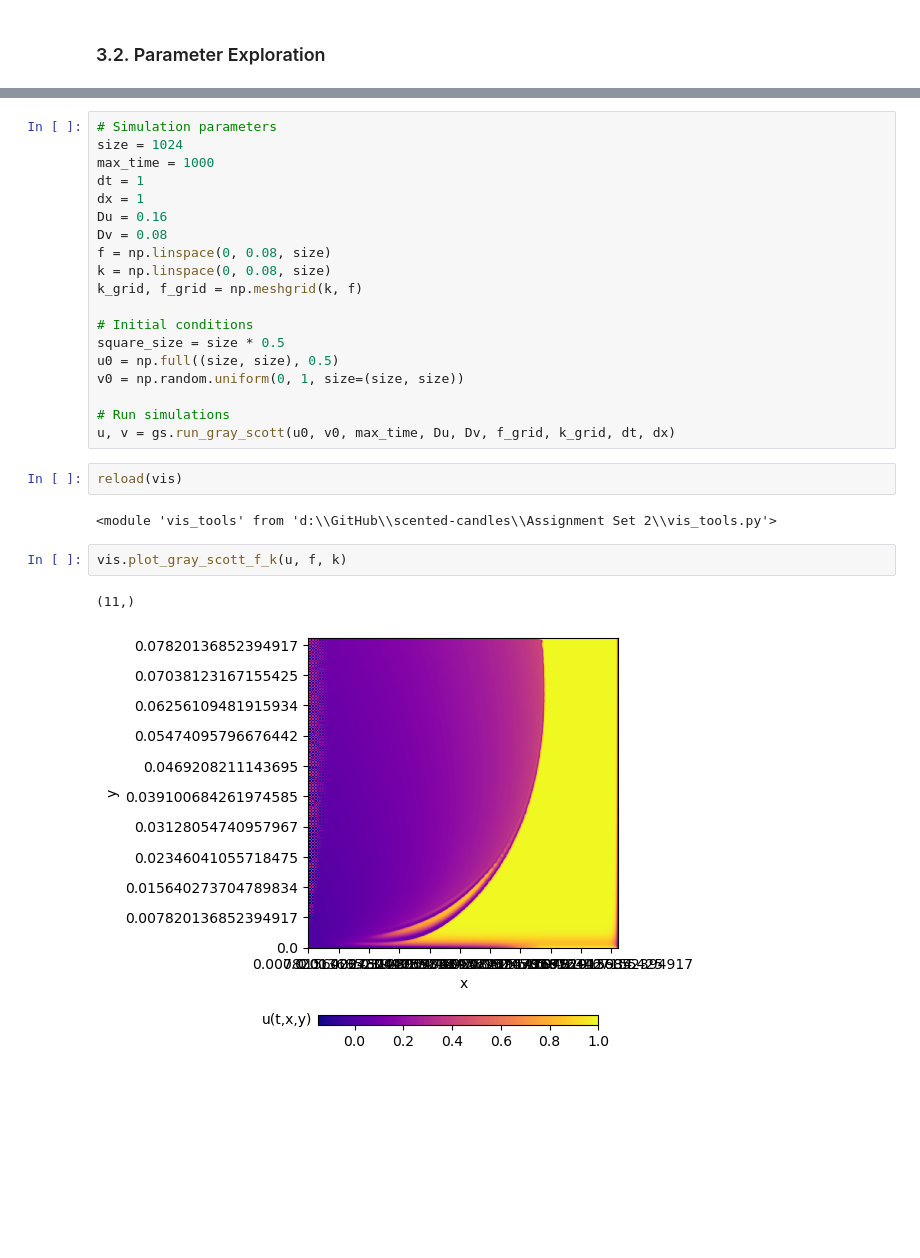
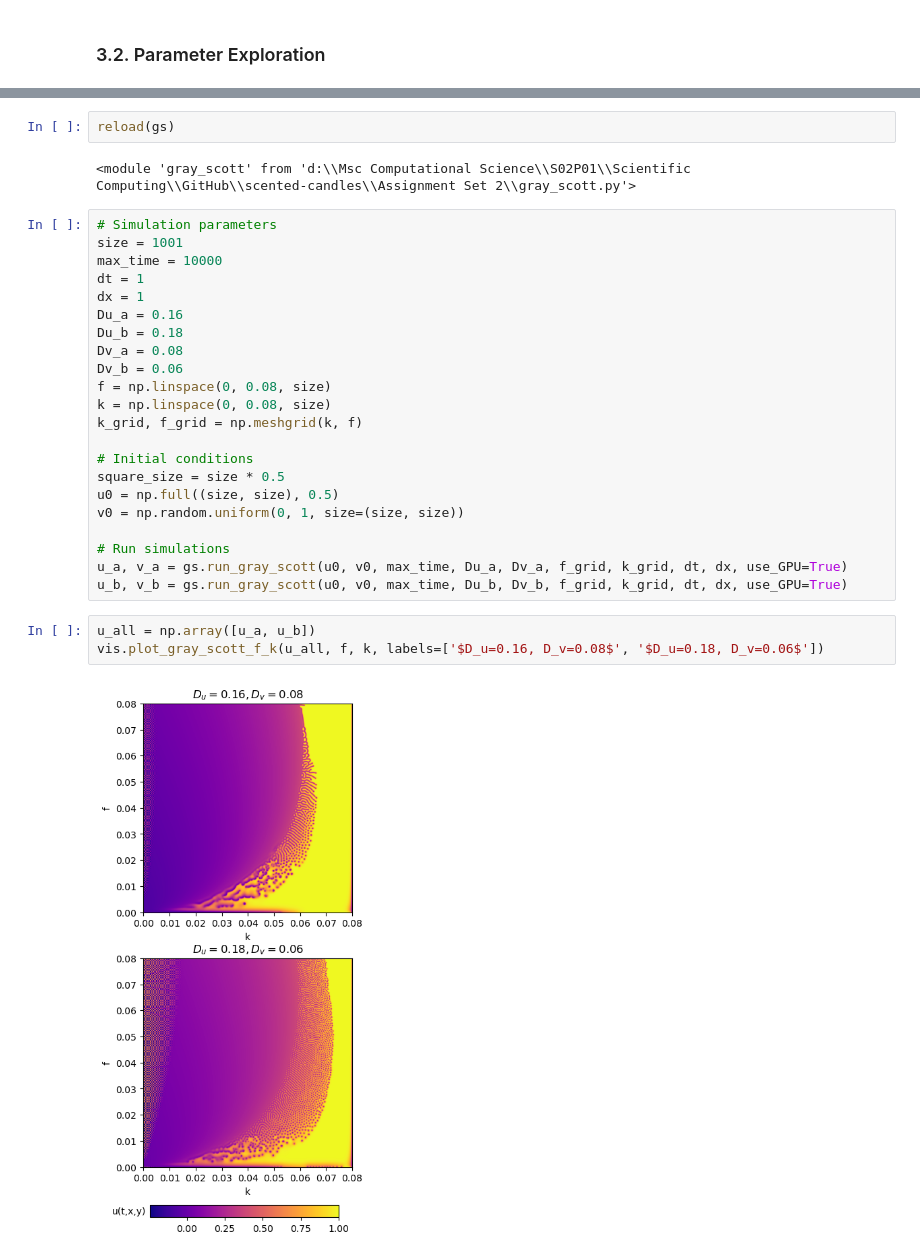
Before and after one commit to mboyan/scented-candles, a Jupyter notebook: Assignment Set 2/AssignmentSet2.ipynb, the cells around one changed output, grey strips where cells are left out. Cells and saved outputs as stored; diff of their text form; blank space fills up the shorter version.

```diff
--- a/Assignment Set 2/AssignmentSet2.ipynb
+++ b/Assignment Set 2/AssignmentSet2.ipynb
@@ -323,13 +325,19 @@ A common way to explore the influence of the parameters $f$ and $k$ on the emerg
 
 Thanks to the use of vectorised _NumPy_ operations, the $k$ and $f$ input parameters can easily be replaced by arrays of values.
+# %%
+reload(gs)
+# %% [output]
+<module 'gray_scott' from 'd:\\Msc Computational Science\\S02P01\\Scientific Computing\\GitHub\\scented-candles\\Assignment Set 2\\gray_scott.py'>
 # %%
 # Simulation parameters
-size = 1024
-max_time = 1000
+size = 1001
+max_time = 10000
 dt = 1
 dx = 1
-Du = 0.16
-Dv = 0.08
+Du_a = 0.16
+Du_b = 0.18
+Dv_a = 0.08
+Dv_b = 0.06
 f = np.linspace(0, 0.08, size)
 k = np.linspace(0, 0.08, size)
 k_grid, f_grid = np.meshgrid(k, f)
@@ -340,13 +348,10 @@ u0 = np.full((size, size), 0.5)
 v0 = np.random.uniform(0, 1, size=(size, size))
 
 # Run simulations
-u, v = gs.run_gray_scott(u0, v0, max_time, Du, Dv, f_grid, k_grid, dt, dx)
+u_a, v_a = gs.run_gray_scott(u0, v0, max_time, Du_a, Dv_a, f_grid, k_grid, dt, dx, use_GPU=True)
+u_b, v_b = gs.run_gray_scott(u0, v0, max_time, Du_b, Dv_b, f_grid, k_grid, dt, dx, use_GPU=True)
-# %%
-reload(vis)
-# %% [output]
-<module 'vis_tools' from 'd:\\GitHub\\scented-candles\\Assignment Set 2\\vis_tools.py'>
-# %%
-vis.plot_gray_scott_f_k(u, f, k)
-# %% [output]
-(11,)
-[figure, removed]
+# %%
+u_all = np.array([u_a, u_b])
+vis.plot_gray_scott_f_k(u_all, f, k, labels=['$D_u=0.16, D_v=0.08$', '$D_u=0.18, D_v=0.06$'])
+# %% [output]
+[figure, added]
```
Also changed, not shown: parts of 8 cells of this notebook, 2 other files.
